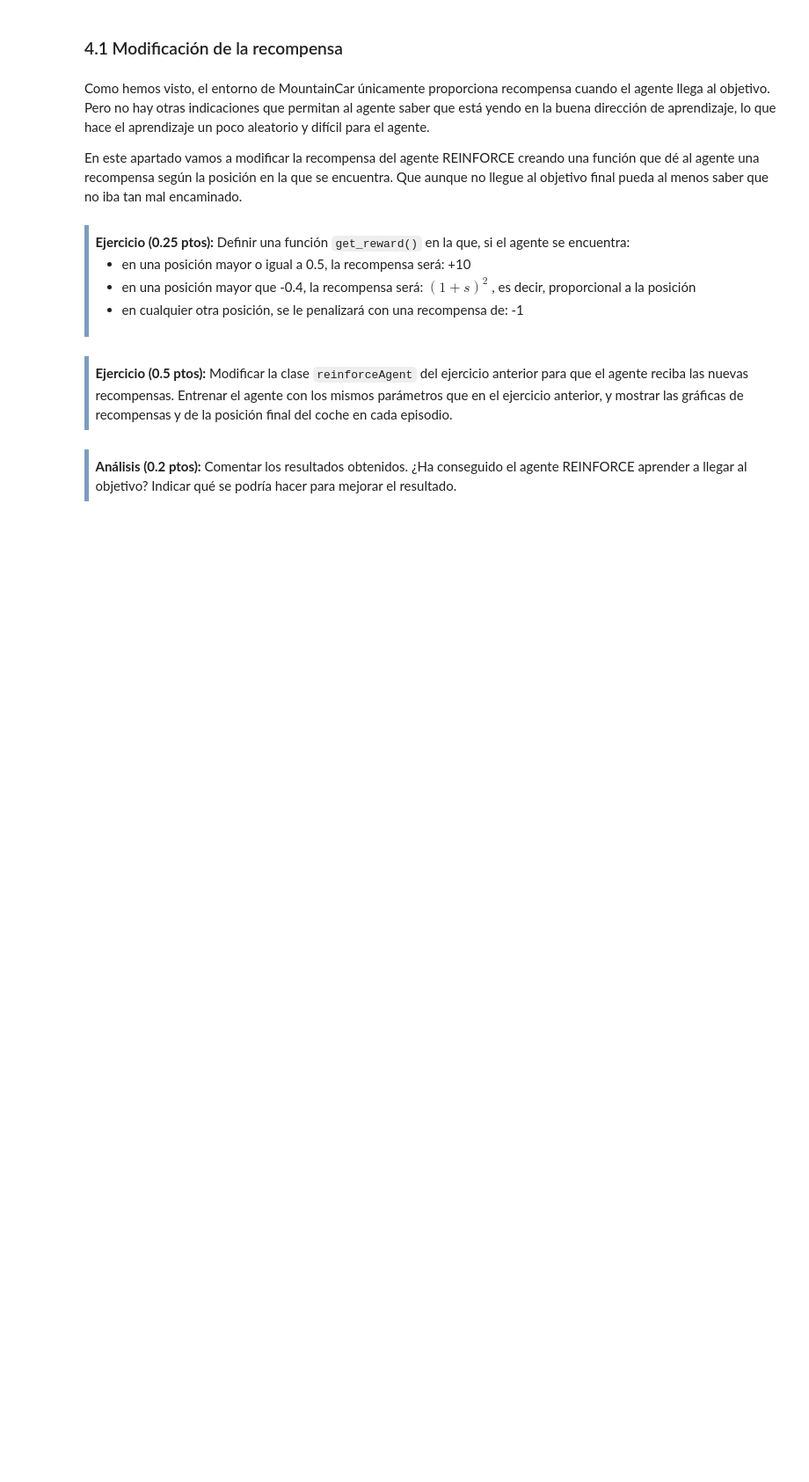
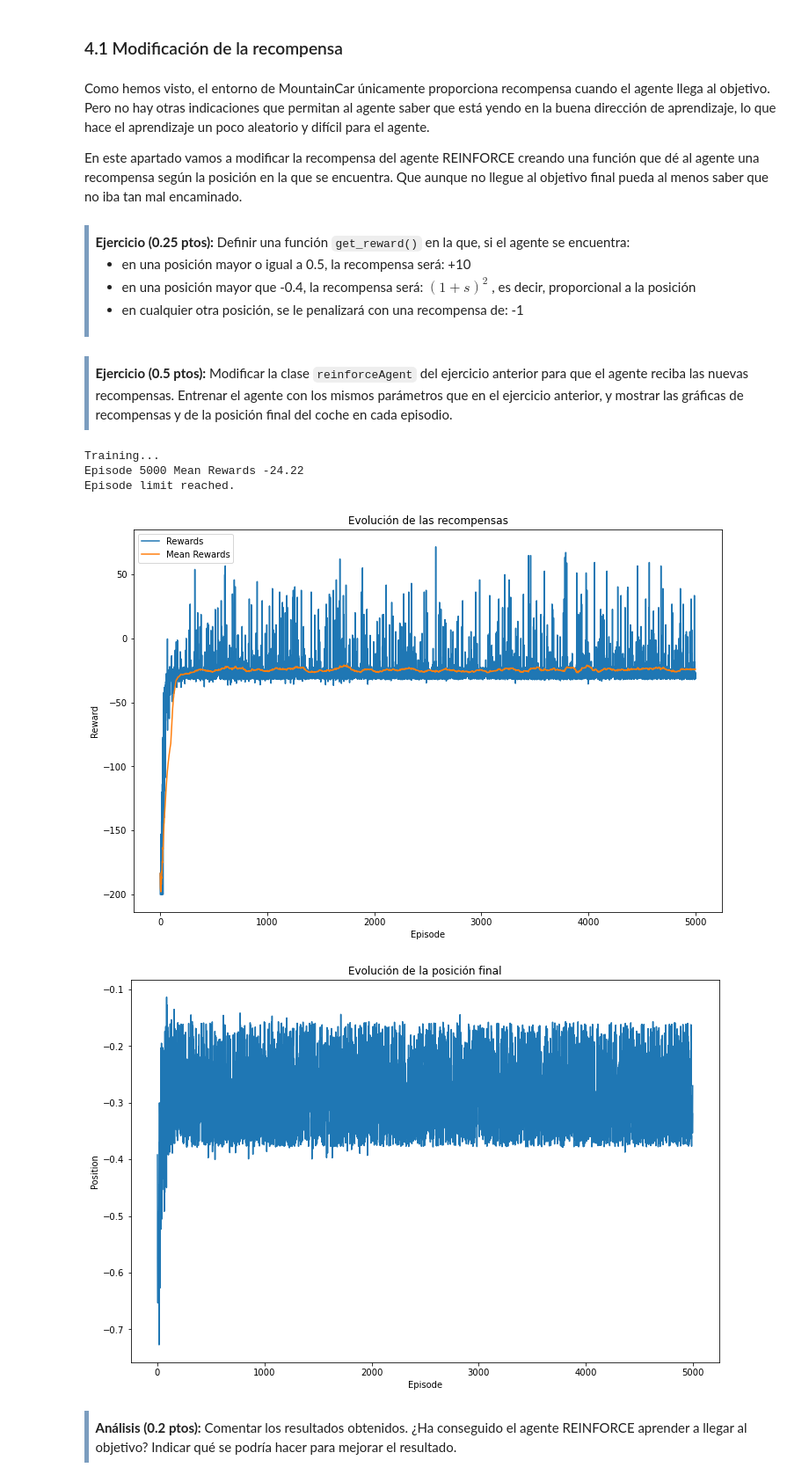
Before and after one commit to mariousm/Data-Science-Master, a Jupyter notebook: 2021-22/PrimerSemestre/Reinforcement/PEC2/UbiernaSanMamesMario_PEC2.ipynb, the cells around one changed output. Shown at 88% size. Saved outputs shown, nothing was run; the diff lists cells and outputs as text; code cells hidden in the pictures; blank space fills up the shorter version.

```diff
--- a/2021-22/PrimerSemestre/Reinforcement/PEC2/UbiernaSanMamesMario_PEC2.ipynb
+++ b/2021-22/PrimerSemestre/Reinforcement/PEC2/UbiernaSanMamesMario_PEC2.ipynb
@@ -1421,6 +1421,16 @@ En este apartado vamos a modificar la recompensa del agente REINFORCE creando un
 <li>en cualquier otra posición, se le penalizará con una recompensa de: -1 </li>
 </ul>
 </div>
+# %%
+def get_reward(position):
+    reward = -1
+
+    if position >= 0.5:
+        reward = 10
+    elif position > -0.4 and position < 0.5:
+        reward = (1 + position)**2
+
+    return reward
 # %% [markdown]
 <div style="background-color: #grey; border-color: #7C9DBF; border-left: 5px solid #7C9DBF; padding: 0.5em;">
 <strong>Ejercicio (0.5 ptos):</strong> Modificar la clase <code>reinforceAgent</code> del ejercicio anterior para que el agente reciba las nuevas recompensas. Entrenar el agente con los mismos parámetros que en el ejercicio anterior, y mostrar las gráficas de recompensas y de la posición final del coche en cada episodio.
@@ -1428,3 +1601,32 @@ En este apartado vamos a modificar la recompensa del agente REINFORCE creando un
+# %%
+# Cargamos el modelo
+nnr = NeuralNetReinforce(
+    env,
+    learning_rate=lr
+)
+
+# Creamos el agente
+agent = reinforceAgent(
+    env,
+    main_network=nnr
+)
+
+# Entrenamos al agente
+agent.train(
+    gamma=GAMMA,
+    max_episodes=MAX_EPISODES,
+    batch_size=BATCH_SIZE
+)
+# %% [output]
+Training...
+Episode 5000 Mean Rewards -24.22
+Episode limit reached.
+# %%
+agent.plot_rewards()
+agent.plot_position()
+# %% [output]
+[figure, added]
+[figure, added]
 # %% [markdown]
 <div style="background-color: #grey; border-color: #7C9DBF; border-left: 5px solid #7C9DBF; padding: 0.5em;">
     <strong>Análisis (0.2 ptos):</strong> Comentar los resultados obtenidos. ¿Ha conseguido el agente REINFORCE aprender a llegar al objetivo? Indicar qué se podría hacer para mejorar el resultado.
```
Also changed, not shown: parts of 4 cells of this notebook.
